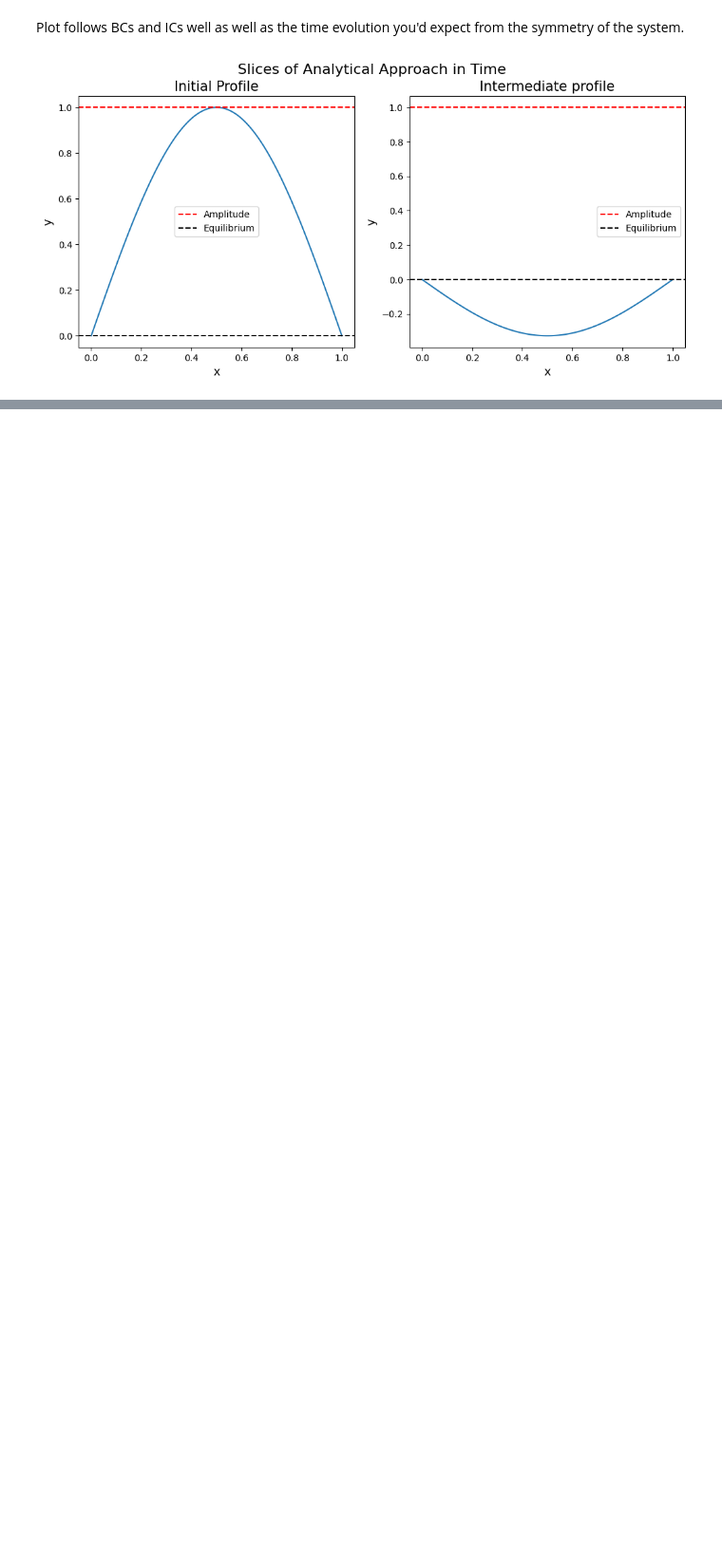
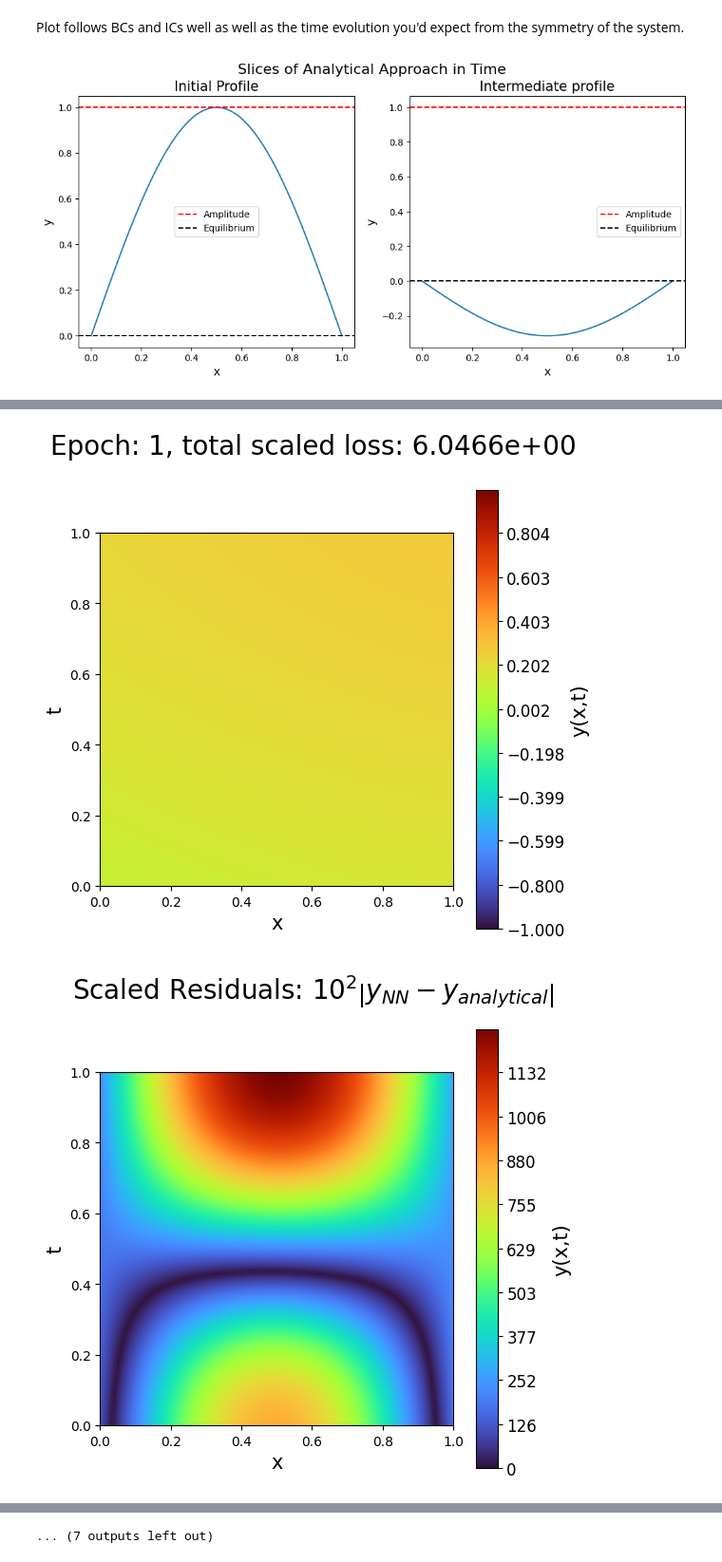
Before and after one commit to dakeerie/MSci-Project, a Jupyter notebook: y(x,t) Oscillator.ipynb, the cells around one changed output, grey strips where cells are left out. Shown at 95% size. Saved outputs shown, nothing was run; the diff lists cells and outputs as text; code cells hidden in the pictures; blank space fills up the shorter version.

```diff
--- a/y(x,t) Oscillator.ipynb
+++ b/y(x,t) Oscillator.ipynb
@@ -110,7 +111,6 @@ class Model(nn.Module):
         return x
 # %%
 #Prep inputs
-n_points = 100
 time = np.linspace(0, 1, n_points)
 space = np.linspace(0, L, n_points)
 t_mesh, x_mesh = np.meshgrid(time, space)
@@ -132,8 +132,9 @@ y_IC_target = t.tensor(y_IC_target, dtype = t.float32).reshape(-1, 1)
 learning_rate = 1e-3
 model = Model(2, 1, 32)
 optimiser = optim.Adam(model.parameters(), lr = learning_rate)
+loss_final = []
 
-number_iterations = 5000
+number_iterations = 10000
 for epoch in range(number_iterations):
     optimiser.zero_grad()
 
@@ -157,16 +158,47 @@ for epoch in range(number_iterations):
 
     loss_physics = t.mean((d2ydt2 - c**2*d2ydx2)**2)
 
-    loss = loss_BC1 + loss_BC2 + loss_dyIC + loss_physics + loss_yIC
+    loss = loss_BC1 + loss_BC2 + loss_dyIC + 10*loss_physics + 15*loss_yIC
+    with t.no_grad():
+        loss_final.append(loss.detach().numpy())
     loss.backward()
     optimiser.step()
 
 
-    if (epoch + 1) % 1000 == 0 or epoch == 0:
+    if (epoch + 1) % 2000 == 0 or epoch == 0:
             print(f"""Epoch: {epoch + 1} / {number_iterations}. Total loss: {loss:.4e},
                         y(0) loss: {loss_yIC:.4e},
                         dydt(0) loss: {loss_dyIC:.4e},
                         x = 0 loss: {loss_BC1:.4e},
                         x = L loss: {loss_BC2:.4e},
                         physics loss: {loss_physics:.4e}""")
+            y = model(tx)
+            y = y.reshape(n_points, -1).detach().numpy()
+            y = y.transpose()
+            plt.figure(figsize=(6, 6))
+            plt.contourf(space, time, y, levels=np.linspace(np.min(y_analytical),np.max(y_analytical), 500), cmap=plt.cm.turbo)
+            plt.xlabel('x', fontsize = 15)
+            plt.ylabel('t', fontsize = 15)
+            plt.suptitle(f'Epoch: {epoch + 1}, total scaled loss: {loss:.4e}', fontsize = 20)
+            cbar=plt.colorbar()
+            cbar.ax.tick_params(labelsize = 12)
+            cbar.set_label(label='y(x,t)', size=15)
+            ax = plt.gca()
+            ax.set_aspect('equal', adjustable='box')
+
+            plt.figure(figsize=(6, 6))
+            plt.contourf(space, time, 10e2*np.abs(y - y_analytical), levels= 10e2*np.linspace(0, np.max(np.abs(y - y_analytical)), 500), cmap=plt.cm.turbo)
+            plt.xlabel('x', fontsize = 15)
+            plt.ylabel('t', fontsize = 15)
+            plt.suptitle(r'Scaled Residuals: $10^{2} \left| y_{NN} - y_{analytical}\right|$', fontsize = 20)
+            cbar=plt.colorbar()
+            cbar.ax.tick_params(labelsize = 12)
+            cbar.set_label(label='y(x,t)', size=15)
+            ax = plt.gca()
+            ax.set_aspect('equal', adjustable='box')
+
+            plt.show()
+
+    if (epoch + 1) == number_iterations:
+        print("Training complete.")
 # %% [output]
@@ -189,0 +211,2 @@ Epoch: 1000 / 5000. Total loss: 9.4475e-04,
+[figure, added]
+[figure, added]
@@ -190,2 +237,3 @@ Epoch: 1000 / 5000. Total loss: 9.4475e-04,
+... (7 outputs left out)
 # %%
 y_nn = model(tx)
```
Also changed, not shown: parts of 4 cells of this notebook, 1 other file.
